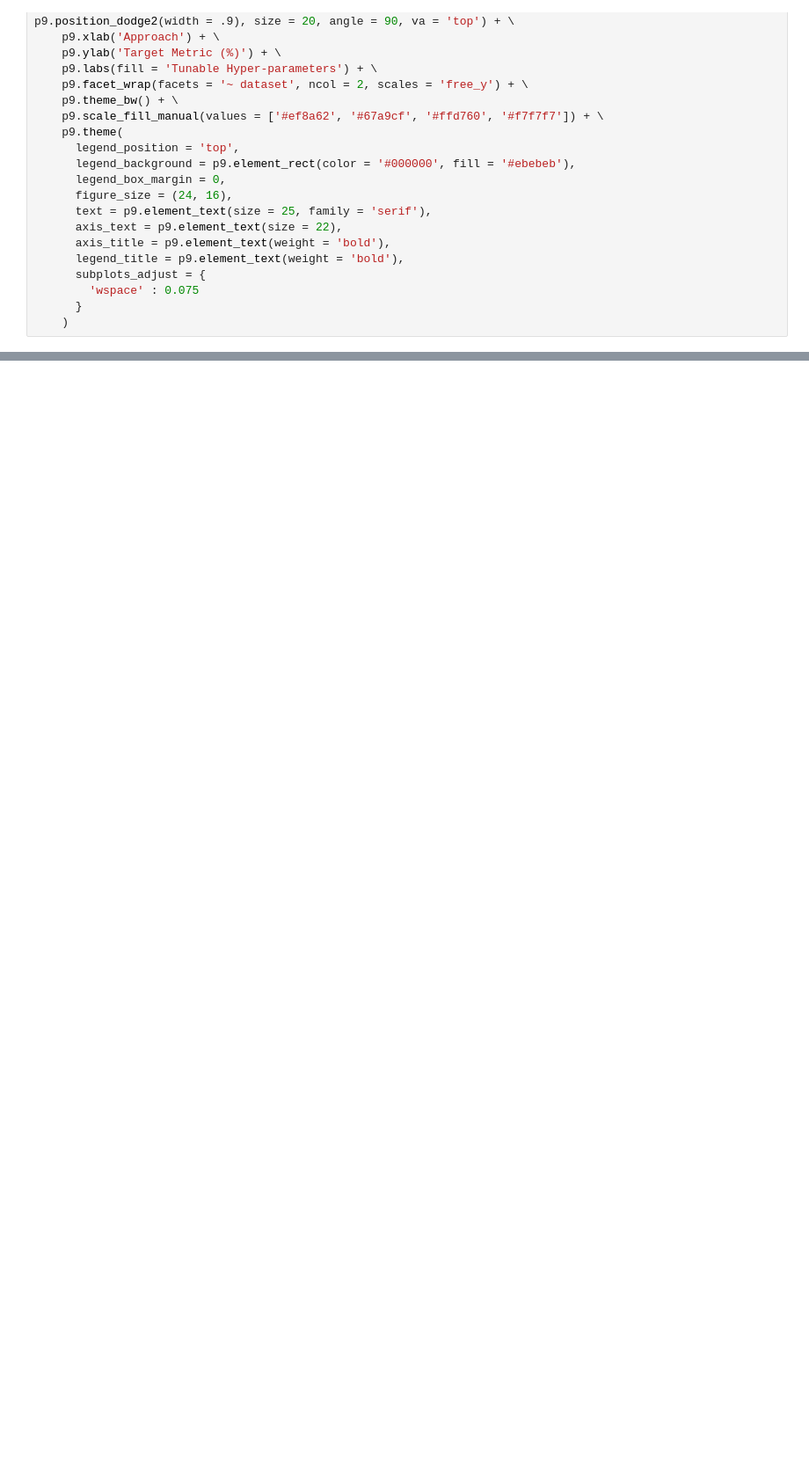
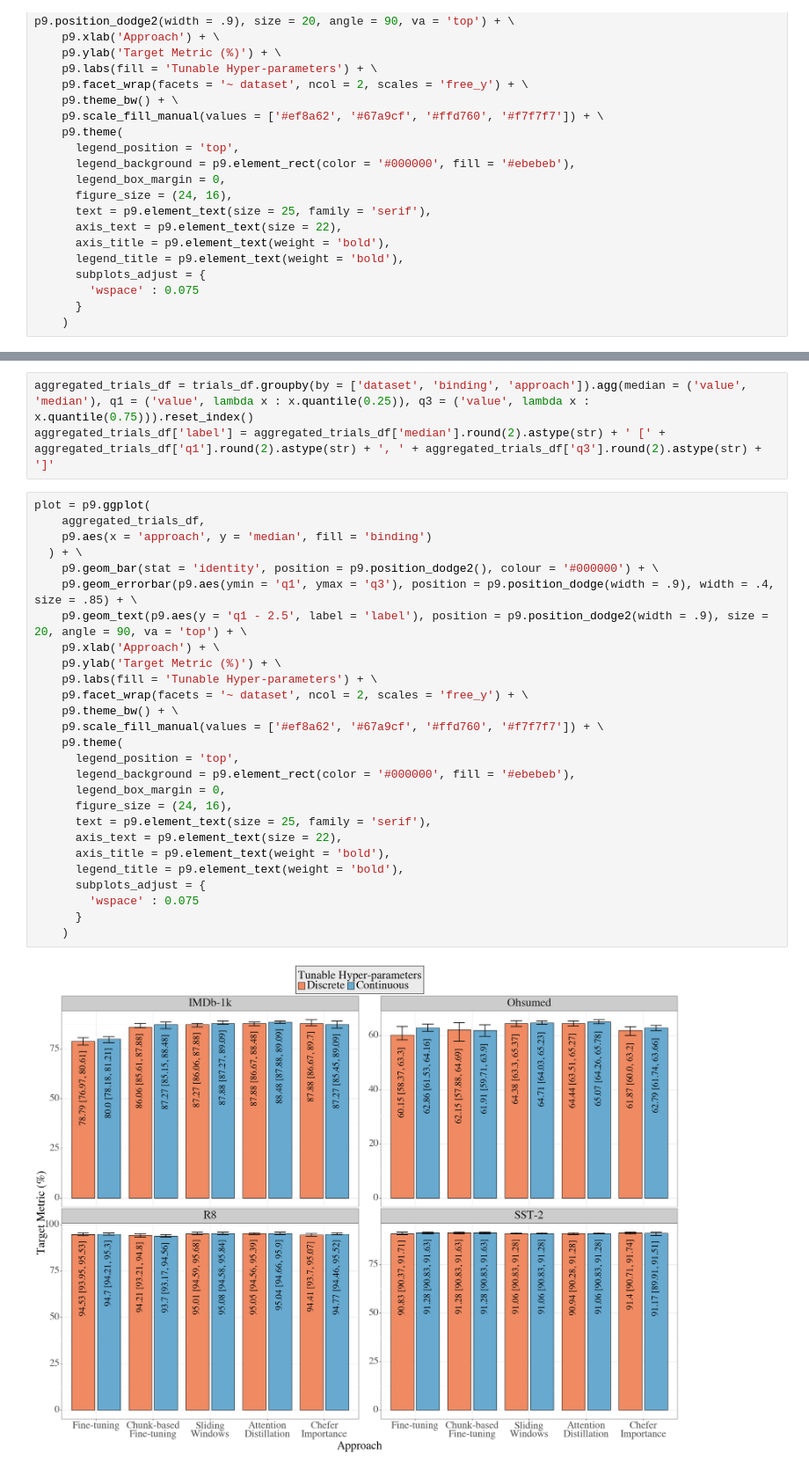
Before and after one commit to citoplasme/Chefer_Graphs, a Jupyter notebook: analyses/performance/hyper_parameter_instability.ipynb, the cells around one changed output, grey strips where cells are left out. Shown at 88% size. Drawn from its saved outputs; the diff is of its cells as text; blank space fills up the shorter version.

```diff
--- a/analyses/performance/hyper_parameter_instability.ipynb
+++ b/analyses/performance/hyper_parameter_instability.ipynb
@@ -109,0 +110,32 @@ plot.save(filename = '../figures/validation_performance_instability.png', dpi =
+# %%
+aggregated_trials_df = trials_df.groupby(by = ['dataset', 'binding', 'approach']).agg(median = ('value', 'median'), q1 = ('value', lambda x : x.quantile(0.25)), q3 = ('value', lambda x : x.quantile(0.75))).reset_index()
+aggregated_trials_df['label'] = aggregated_trials_df['median'].round(2).astype(str) + ' [' + aggregated_trials_df['q1'].round(2).astype(str) + ', ' + aggregated_trials_df['q3'].round(2).astype(str) + ']'
+# %%
+plot = p9.ggplot(
+    aggregated_trials_df,
+    p9.aes(x = 'approach', y = 'median', fill = 'binding')
+  ) + \
+    p9.geom_bar(stat = 'identity', position = p9.position_dodge2(), colour = '#000000') + \
+    p9.geom_errorbar(p9.aes(ymin = 'q1', ymax = 'q3'), position = p9.position_dodge(width = .9), width = .4, size = .85) + \
+    p9.geom_text(p9.aes(y = 'q1 - 2.5', label = 'label'), position = p9.position_dodge2(width = .9), size = 20, angle = 90, va = 'top') + \
+    p9.xlab('Approach') + \
+    p9.ylab('Target Metric (%)') + \
+    p9.labs(fill = 'Tunable Hyper-parameters') + \
+    p9.facet_wrap(facets = '~ dataset', ncol = 2, scales = 'free_y') + \
+    p9.theme_bw() + \
+    p9.scale_fill_manual(values = ['#ef8a62', '#67a9cf', '#ffd760', '#f7f7f7']) + \
+    p9.theme(
+      legend_position = 'top',
+      legend_background = p9.element_rect(color = '#000000', fill = '#ebebeb'),
+      legend_box_margin = 0,
+      figure_size = (24, 16),
+      text = p9.element_text(size = 25, family = 'serif'),
+      axis_text = p9.element_text(size = 22),
+      axis_title = p9.element_text(weight = 'bold'),
+      legend_title = p9.element_text(weight = 'bold'),
+      subplots_adjust = {
+        'wspace' : 0.075
+      }
+    )
+# %% [output]
+[figure, added]
```
Also changed, not shown: parts of 20 cells of this notebook, 1 other file.
